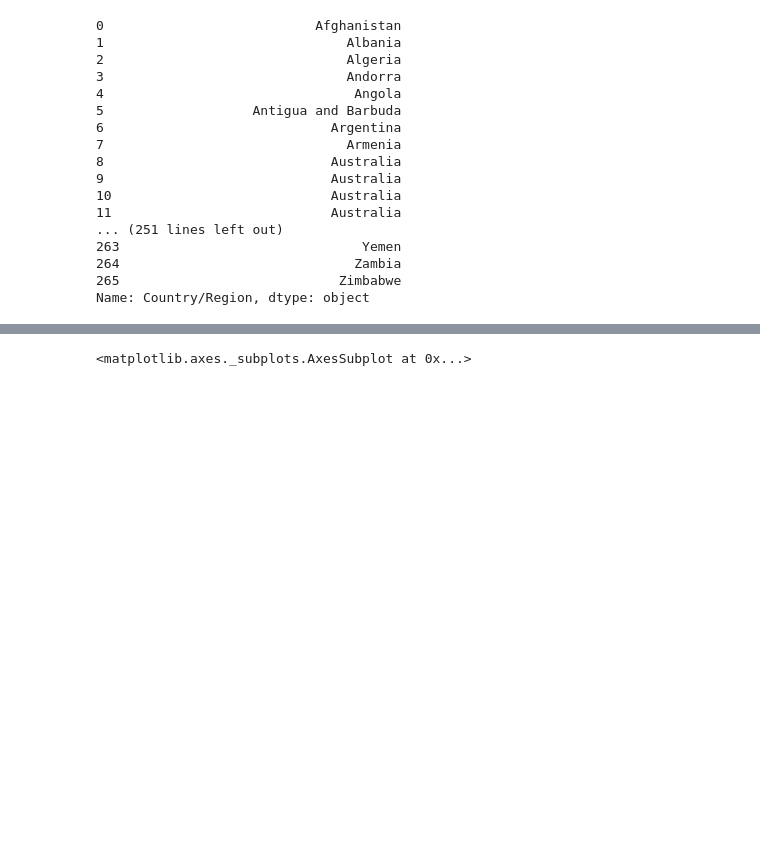
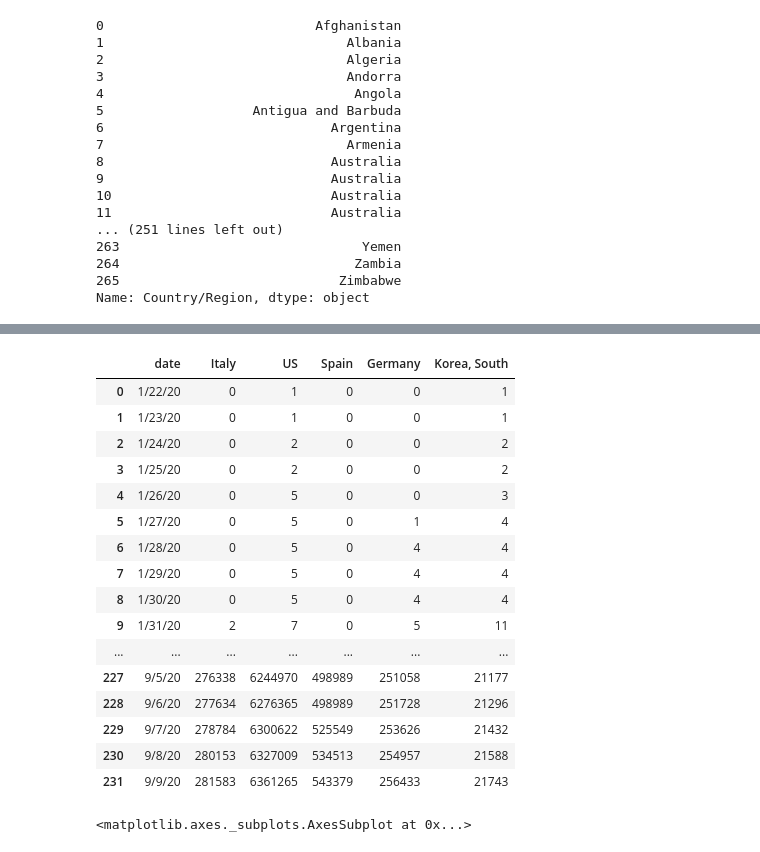
Before and after one commit to raisulzaeem/ads_covid-19, a Jupyter notebook: notebooks/Data_Preparation.ipynb, the cells around one changed output, grey strips where cells are left out. Saved outputs shown, nothing was run; the diff lists cells and outputs as text; code cells hidden in the pictures; blank space fills up the shorter version.

```diff
--- a/notebooks/Data_Preparation.ipynb
+++ b/notebooks/Data_Preparation.ipynb
@@ -74,6 +86,26 @@ country_list = ['Italy','US','Spain','Germany','Korea, South']
 # %%
 for each in country_list:
     df_plot[each]=np.array(pd_raw[pd_raw["Country/Region"]==each].iloc[:,4::].sum(axis=0))
+# %%
+df_plot
+# %% [output]
+|  | date | Italy | US | Spain | Germany | Korea, South |
+| 0 | 1/22/20 | 0 | 1 | 0 | 0 | 1 |
+| 1 | 1/23/20 | 0 | 1 | 0 | 0 | 1 |
+| 2 | 1/24/20 | 0 | 2 | 0 | 0 | 2 |
+| 3 | 1/25/20 | 0 | 2 | 0 | 0 | 2 |
+| 4 | 1/26/20 | 0 | 5 | 0 | 0 | 3 |
+| 5 | 1/27/20 | 0 | 5 | 0 | 1 | 4 |
+| 6 | 1/28/20 | 0 | 5 | 0 | 4 | 4 |
+| 7 | 1/29/20 | 0 | 5 | 0 | 4 | 4 |
+| 8 | 1/30/20 | 0 | 5 | 0 | 4 | 4 |
+| 9 | 1/31/20 | 2 | 7 | 0 | 5 | 11 |
+| ... | ... | ... | ... | ... | ... | ... |
+| 227 | 9/5/20 | 276338 | 6244970 | 498989 | 251058 | 21177 |
+| 228 | 9/6/20 | 277634 | 6276365 | 498989 | 251728 | 21296 |
+| 229 | 9/7/20 | 278784 | 6300622 | 525549 | 253626 | 21432 |
+| 230 | 9/8/20 | 280153 | 6327009 | 534513 | 254957 | 21588 |
+| 231 | 9/9/20 | 281583 | 6361265 | 543379 | 256433 | 21743 |
 # %%
 df_plot.set_index('date').plot()
 # %% [output]
```
Also changed, not shown: parts of 3 cells of this notebook, 2 other files.
